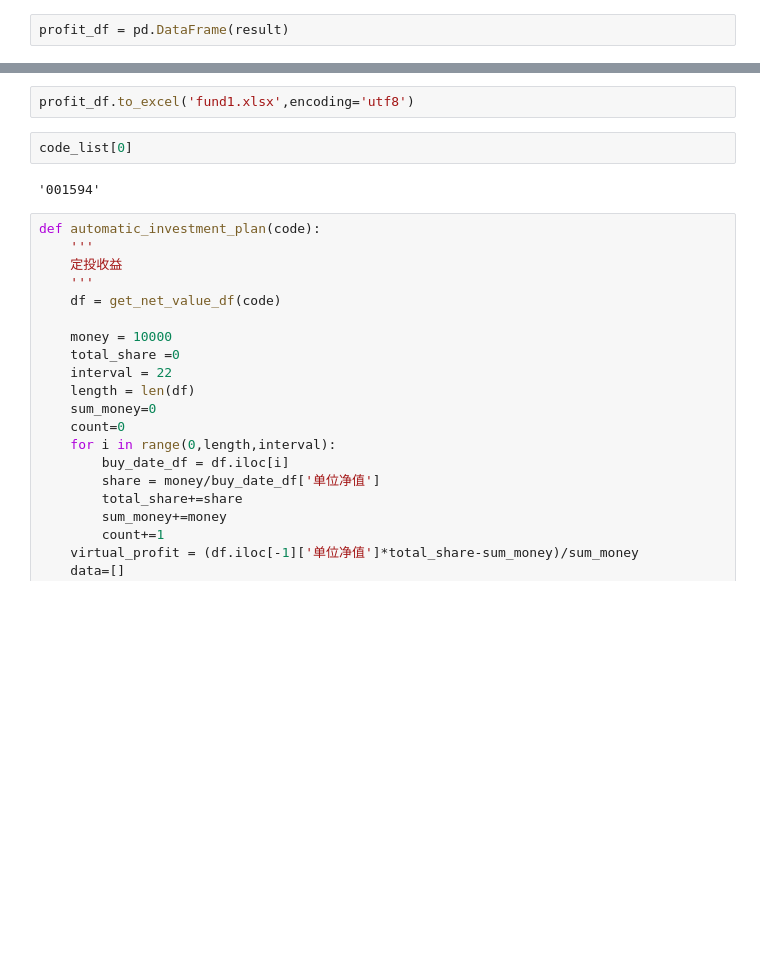
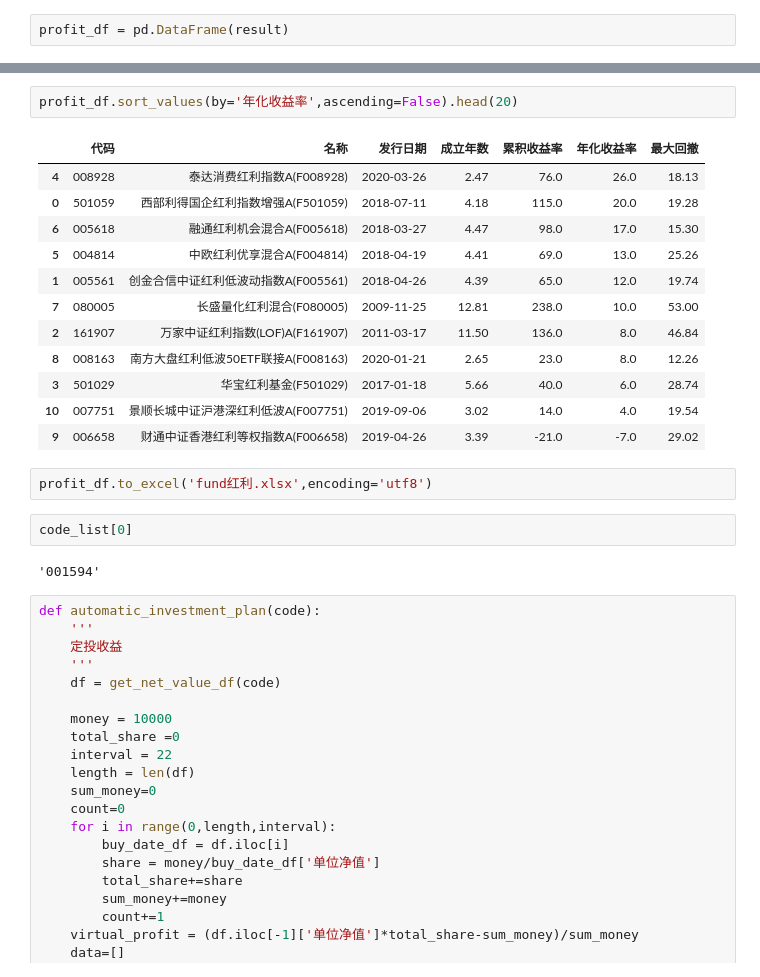
Before and after one commit to Rockyzsu/stock, a Jupyter notebook: fund/qdii_fund_analysis_5fund.ipynb, the cells around one changed output, grey strips where cells are left out. Drawn from its saved outputs; the diff is of its cells as text; blank space fills up the shorter version.

```diff
--- a/fund/qdii_fund_analysis_5fund.ipynb
+++ b/fund/qdii_fund_analysis_5fund.ipynb
@@ -271,5 +399,20 @@ profit_df.head()
+# %%
+profit_df.sort_values(by='年化收益率',ascending=False).head(20)
+# %% [output]
+|  | 代码 | 名称 | 发行日期 | 成立年数 | 累积收益率 | 年化收益率 | 最大回撤 |
+| 4 | 008928 | 泰达消费红利指数A(F008928) | 2020-03-26 | 2.47 | 76.0 | 26.0 | 18.13 |
+| 0 | 501059 | 西部利得国企红利指数增强A(F501059) | 2018-07-11 | 4.18 | 115.0 | 20.0 | 19.28 |
+| 6 | 005618 | 融通红利机会混合A(F005618) | 2018-03-27 | 4.47 | 98.0 | 17.0 | 15.30 |
+| 5 | 004814 | 中欧红利优享混合A(F004814) | 2018-04-19 | 4.41 | 69.0 | 13.0 | 25.26 |
+| 1 | 005561 | 创金合信中证红利低波动指数A(F005561) | 2018-04-26 | 4.39 | 65.0 | 12.0 | 19.74 |
+| 7 | 080005 | 长盛量化红利混合(F080005) | 2009-11-25 | 12.81 | 238.0 | 10.0 | 53.00 |
+| 2 | 161907 | 万家中证红利指数(LOF)A(F161907) | 2011-03-17 | 11.50 | 136.0 | 8.0 | 46.84 |
+| 8 | 008163 | 南方大盘红利低波50ETF联接A(F008163) | 2020-01-21 | 2.65 | 23.0 | 8.0 | 12.26 |
+| 3 | 501029 | 华宝红利基金(F501029) | 2017-01-18 | 5.66 | 40.0 | 6.0 | 28.74 |
+| 10 | 007751 | 景顺长城中证沪港深红利低波A(F007751) | 2019-09-06 | 3.02 | 14.0 | 4.0 | 19.54 |
+| 9 | 006658 | 财通中证香港红利等权指数A(F006658) | 2019-04-26 | 3.39 | -21.0 | -7.0 | 29.02 |
 # %%
-profit_df.to_excel('fund1.xlsx',encoding='utf8')
+profit_df.to_excel('fund红利.xlsx',encoding='utf8')
 # %%
 code_list[0]
 # %% [output]
```
Also changed, not shown: parts of 77 cells of this notebook, 1 other file.
